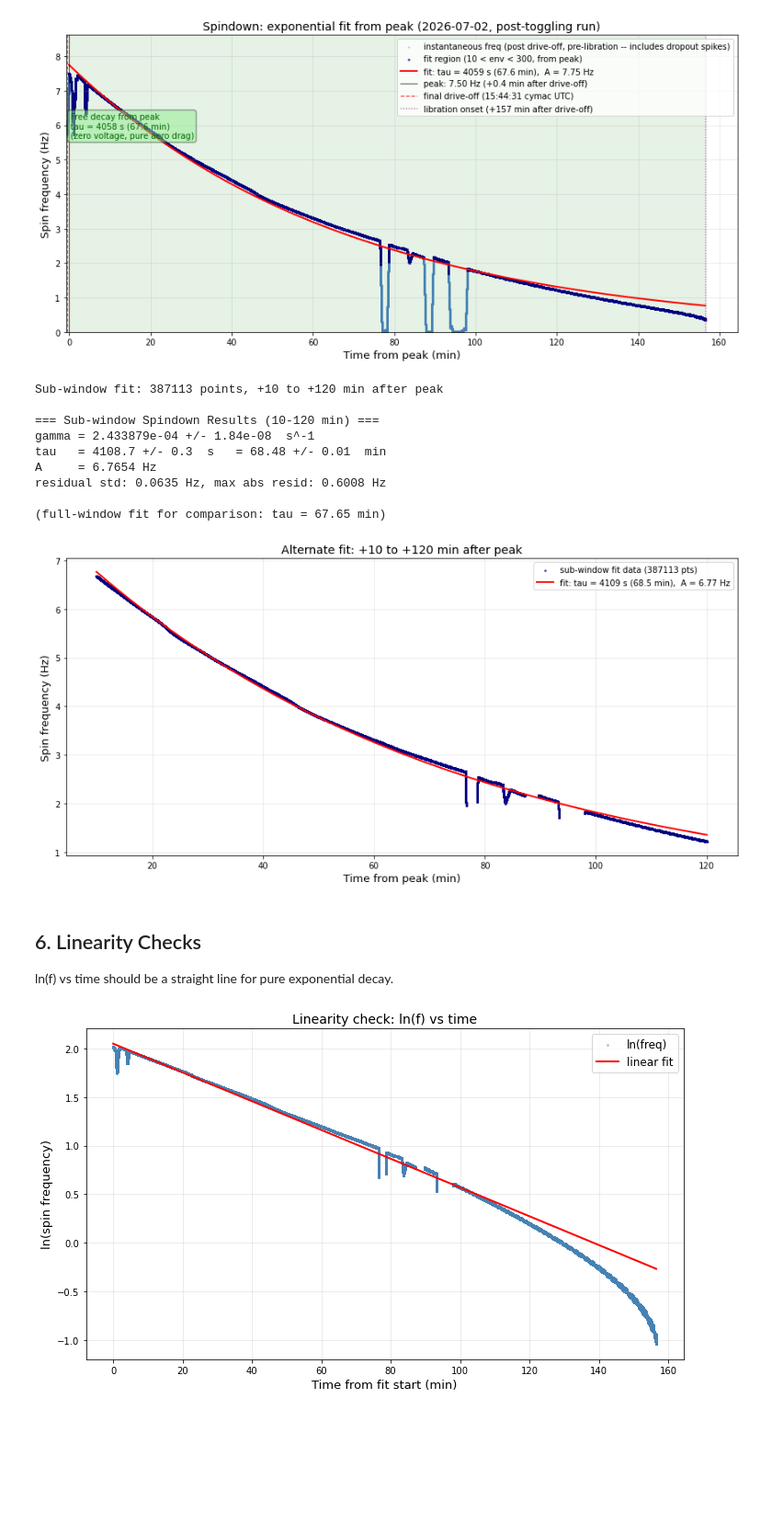
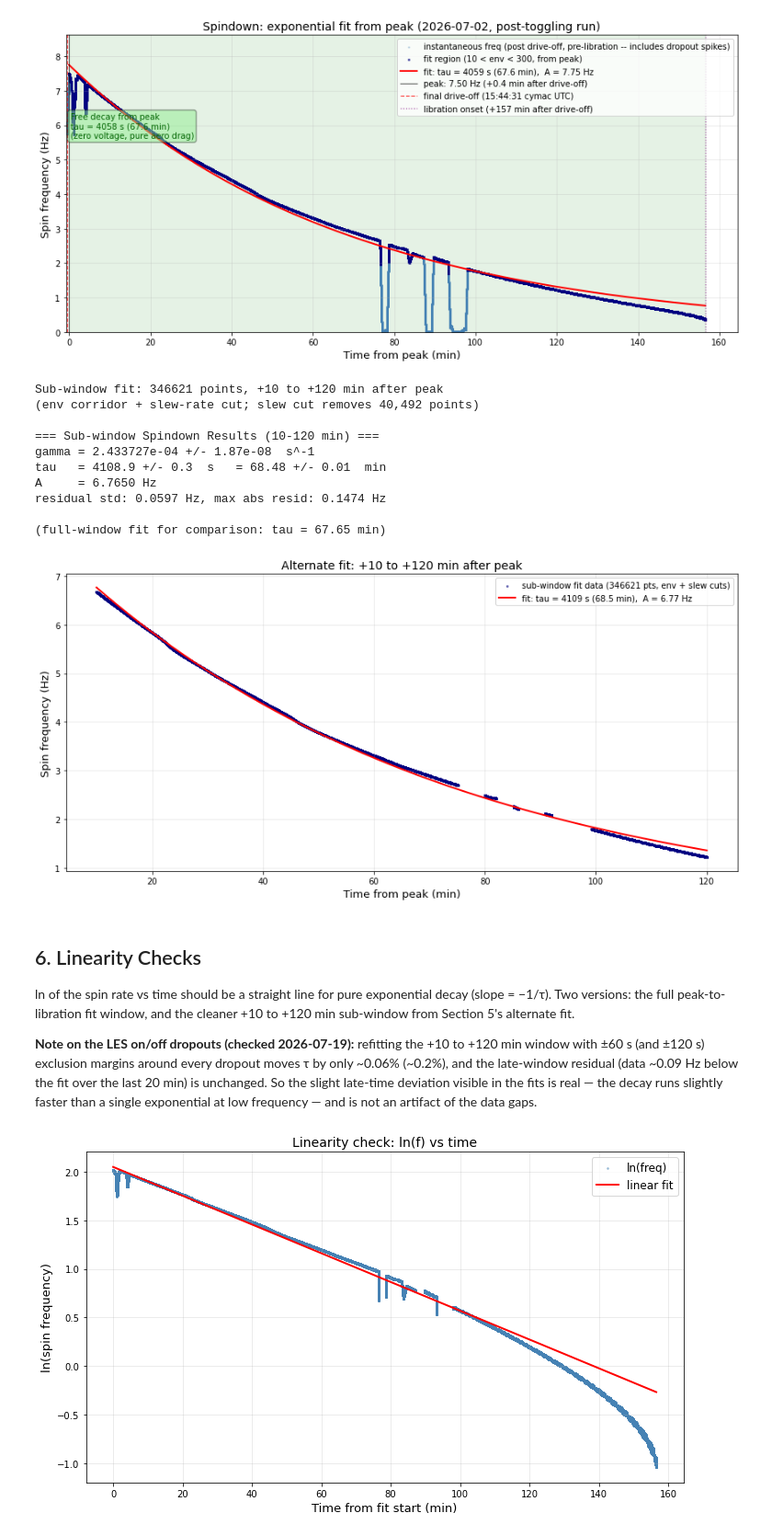
Before and after one commit to Moore-Lab/Decay-Sail, a Jupyter notebook: analysis/spindown_20260702.ipynb, the cells around one changed output. Shown at 92% size. Saved outputs shown, nothing was run; the diff lists cells and outputs as text; code cells hidden in the pictures; blank space fills up the shorter version.

```diff
--- a/analysis/spindown_20260702.ipynb
+++ b/analysis/spindown_20260702.ipynb
@@ -634,10 +634,24 @@ if len(f_fit) >= 20:
 # drops the first 10 min (small artifact right at the peak, see residual check) and
 # stops at 120 min instead of the 157 min libration onset (backs off from the
 # approach to libration, where the full fit's residuals grew most negative).
-# Checks whether the systematic residual trend seen in the full fit is a window-edge
-# effect or persists in the "cleanest" middle section of the decay.
 T_SUB_START_MIN = 10.0
 T_SUB_END_MIN   = 120.0
+
+# -- Slew-rate cut (added after spotting a ~2 min wedge-shaped dip at ~73 min into
+# this window): reject stretches where the 30 s-smoothed frequency changes faster
+# than the rotor physically can. Max physical |df/dt| = f*gamma ~ 1.6e-3 Hz/s at the
+# window start; the wedge slews at ~5e-3 Hz/s. It is a shallower member of the same
+# LES on/off glitch family whose envelope stays INSIDE the 10-300 corridor, so the
+# ENV cut alone misses it. Slope is measured over a +/-30 s baseline (per-sample
+# gradient is jitter-dominated at 64 Hz) and flagged stretches are widened by
+# +/-45 s to cover smoothing smear. Removing all flagged stretches changes tau by
+# < 0.01 min -- this cut cleans the retained data, it does not move the answer.
+SLEW_MAX = 3e-3   # Hz/s
+_N = int(30 * FS_RING)
+_slope = np.zeros_like(freq_fit_all)
+_slope[_N:-_N] = (freq_fit_all[2 * _N:] - freq_fit_all[:-2 * _N]) / (2 * _N / FS_RING)
+too_fast = uniform_filter1d((np.abs(_slope) > SLEW_MAX).astype(float),
+                             size=2 * int(45 * FS_RING) + 1) > 0
 
 sub_start_gps = t_peak + T_SUB_START_MIN * 60
 sub_end_gps   = t_peak + T_SUB_END_MIN * 60
@@ -645,12 +659,15 @@ sub_end_gps   = t_peak + T_SUB_END_MIN * 60
 sub_mask = (
     (t_fit_all >= sub_start_gps) &
     (t_fit_all <= sub_end_gps) &
-    (env_fit_all > ENV_MIN) & (env_fit_all < ENV_MAX)
+    (env_fit_all > ENV_MIN) & (env_fit_all < ENV_MAX) &
+    (~too_fast)
 )
 t_fit_sub = t_fit_all[sub_mask]
 f_fit_sub = freq_fit_all[sub_mask]
 
 print(f"Sub-window fit: {len(f_fit_sub)} points, +{T_SUB_START_MIN:.0f} to +{T_SUB_END_MIN:.0f} min after peak")
+print(f"(env corridor + slew-rate cut; slew cut removes "
+      f"{np.sum((t_fit_all >= sub_start_gps) & (t_fit_all <= sub_end_gps) & (env_fit_all > ENV_MIN) & (env_fit_all < ENV_MAX) & too_fast):,} points)")
 
 t0_sub  = t_fit_sub[0]
 ts_sub  = t_fit_sub - t0_sub
@@ -660,43 +677,53 @@ A_sub_err, gamma_sub_err = np.sqrt(np.diag(pcov_sub))
 tau_sub     = 1.0 / gamma_sub
 tau_sub_err = gamma_sub_err / gamma_sub**2
 
 resid_sub = f_fit_sub - exp_decay(ts_sub, *popt_sub)
 
 print(f"\n=== Sub-window Spindown Results ({T_SUB_START_MIN:.0f}-{T_SUB_END_MIN:.0f} min) ===")
 print(f"gamma = {gamma_sub:.6e} +/- {gamma_sub_err:.2e}  s^-1")
 print(f"tau   = {tau_sub:.1f} +/- {tau_sub_err:.1f}  s   = {tau_sub/60:.2f} +/- {tau_sub_err/60:.2f}  min")
 print(f"A     = {A_sub:.4f} Hz")
 print(f"residual std: {resid_sub.std():.4f} Hz, max abs resid: {np.abs(resid_sub).max():.4f} Hz")
 print(f"\n(full-window fit for comparison: tau = {tau/60:.2f} min)")
 
 t_curve_sub = np.linspace(0, ts_sub[-1], 1000)
 
 fig, ax = plt.subplots(figsize=(12, 6))
 ax.scatter((t_fit_sub - t_peak) / 60.0, f_fit_sub, s=4, alpha=0.5, color='navy',
-           label=f'sub-window fit data ({len(f_fit_sub)} pts)')
+           label=f'sub-window fit data ({len(f_fit_sub)} pts, env + slew cuts)')
 ax.plot((t_curve_sub + t0_sub - t_peak) / 60.0, exp_decay(t_curve_sub, *popt_sub), 'r-', linewidth=2,
         label=f'fit: tau = {tau_sub:.0f} s ({tau_sub/60:.1f} min),  A = {A_sub:.2f} Hz')
 ax.set_xlabel('Time from peak (min)', fontsize=13)
 ax.set_ylabel('Spin frequency (Hz)', fontsize=13)
 ax.set_title(f'Alternate fit: +{T_SUB_START_MIN:.0f} to +{T_SUB_END_MIN:.0f} min after peak', fontsize=14)
 ax.legend(fontsize=10)
 ax.grid(True, alpha=0.3)
 plt.tight_layout()
 plt.show()
 # %% [output]
-Sub-window fit: 387113 points, +10 to +120 min after peak
+Sub-window fit: 346621 points, +10 to +120 min after peak
+(env corridor + slew-rate cut; slew cut removes 40,492 points)
 
 === Sub-window Spindown Results (10-120 min) ===
-gamma = 2.433879e-04 +/- 1.84e-08  s^-1
-tau   = 4108.7 +/- 0.3  s   = 68.48 +/- 0.01  min
-A     = 6.7654 Hz
-residual std: 0.0635 Hz, max abs resid: 0.6008 Hz
+gamma = 2.433727e-04 +/- 1.87e-08  s^-1
+tau   = 4108.9 +/- 0.3  s   = 68.48 +/- 0.01  min
+A     = 6.7650 Hz
+residual std: 0.0597 Hz, max abs resid: 0.1474 Hz
 
 (full-window fit for comparison: tau = 67.65 min)
-[figure, old version]
+[figure, new version]
 # %% [markdown]
 ## 6. Linearity Checks
-ln(f) vs time should be a straight line for pure exponential decay.
+ln of the spin rate vs time should be a straight line for pure exponential decay
+(slope = −1/τ). Two versions: the full peak-to-libration fit window, and the
+cleaner +10 to +120 min sub-window from Section 5's alternate fit.
+
+**Note on the LES on/off dropouts (checked 2026-07-19):** refitting the +10 to
++120 min window with ±60 s (and ±120 s) exclusion margins around every dropout
+moves τ by only ~0.06% (~0.2%), and the late-window residual (data ~0.09 Hz below
+the fit over the last 20 min) is unchanged. So the slight late-time deviation
+visible in the fits is real — the decay runs slightly faster than a single
+exponential at low frequency — and is not an artifact of the data gaps.
 # %%
 if len(f_fit) >= 20:
     fig, ax = plt.subplots(figsize=(10, 6))
```
Also changed, not shown: parts of 2 cells of this notebook.
